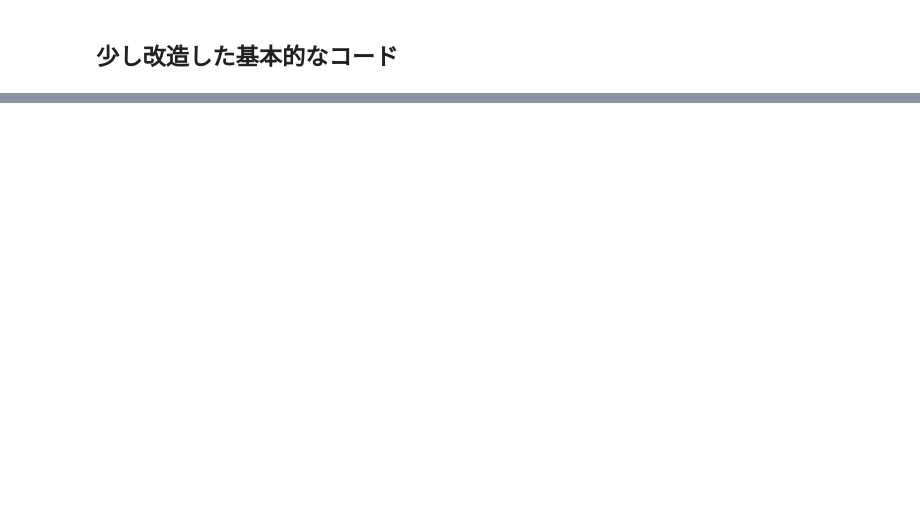
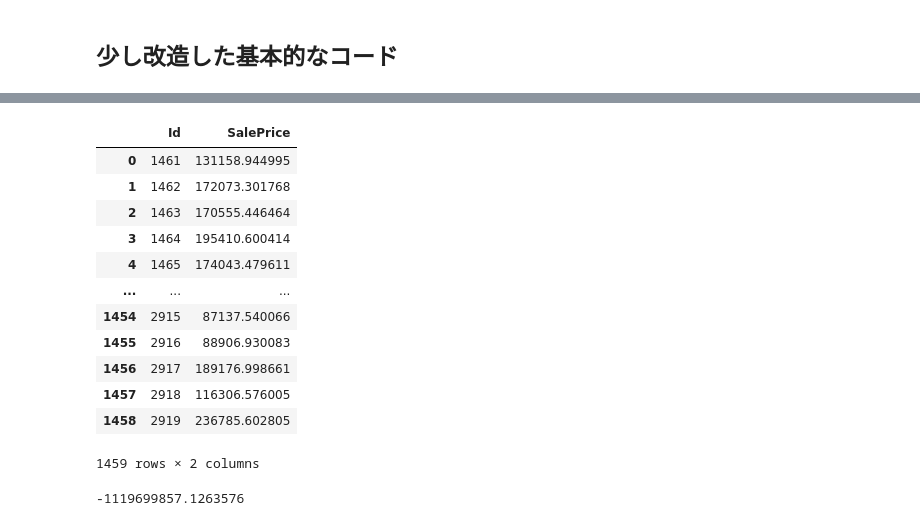
Before and after one commit to ntontonto/kaggle, a Jupyter notebook: house-prices/LGBM_Tuning.ipynb, the cells around one changed output, grey strips where cells are left out. Drawn from its saved outputs; the diff is of its cells as text; code cells hidden in the pictures; blank space fills up the shorter version.

```diff
--- a/house-prices/LGBM_Tuning.ipynb
+++ b/house-prices/LGBM_Tuning.ipynb
@@ -855,0 +940,42 @@ LGBM score: 27230.6579 (2715.5045)
+# %%
+params = {
+    'objective': 'regression',  # 最小化させるべき損失関数
+    'metric': 'rmse',  # 学習時に使用する評価指標(early_stoppingの評価指標にも同じ値が使用される)
+    'random_state': 42,  # 乱数シード
+    'boosting_type': 'gbdt',
+    'n_estimators': 10000,  # 最大学習サイクル数。early_stopping使用時は大きな値を入力
+    'verbose': -1,  # これを指定しないと`No further splits with positive gain, best gain: -inf`というWarningが表示される
+    "min_child_samples":20,
+    "num_leaves":16,
+    "colsample_bytree":0.5
+    }
+# モデル作成
+model = lgb.LGBMRegressor(**params)
+
+scores = cross_validate(model, train_X_preprocessed, train_y, scoring='neg_mean_squared_error', cv=cv, n_jobs=-1, error_score='raise', return_estimator=False) # model の状態を確認したい場合はreturn_estimator をTrueにする
+model.fit(train_X_preprocessed, train_y)
+y_pred = model.predict(test_X_preprocessed)
+output = pd.DataFrame({'Id': test["Id"],
+                      'SalePrice': y_pred})
+
+path = "/content/drive/MyDrive/Colab Notebooks/data/output.csv"
+output.to_csv(path, index=False)
+display(output)
+# %% [output]
+|  | Id | SalePrice |
+| 0 | 1461 | 131158.944995 |
+| 1 | 1462 | 172073.301768 |
+| 2 | 1463 | 170555.446464 |
+| 3 | 1464 | 195410.600414 |
+| 4 | 1465 | 174043.479611 |
+| ... | ... | ... |
+| 1454 | 2915 | 87137.540066 |
+| 1455 | 2916 | 88906.930083 |
+| 1456 | 2917 | 189176.998661 |
+| 1457 | 2918 | 116306.576005 |
+| 1458 | 2919 | 236785.602805 |
+1459 rows × 2 columns
+# %%
+np.mean(scores["test_score"])
+# %% [output]
+-1119699857.1263576
```
Also changed, not shown: parts of 17 cells of this notebook.
